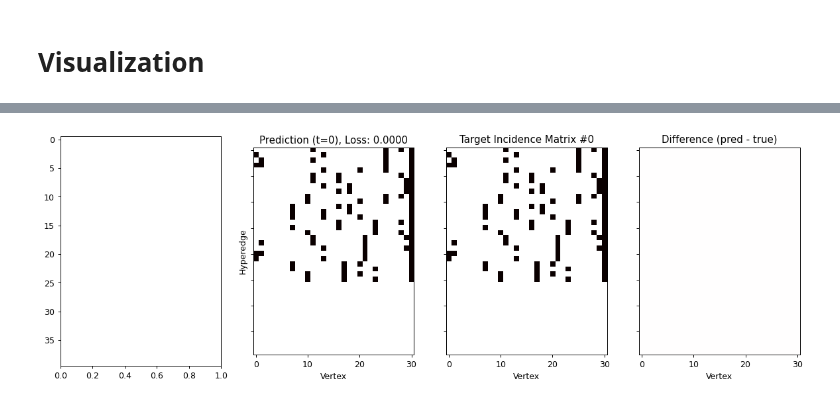
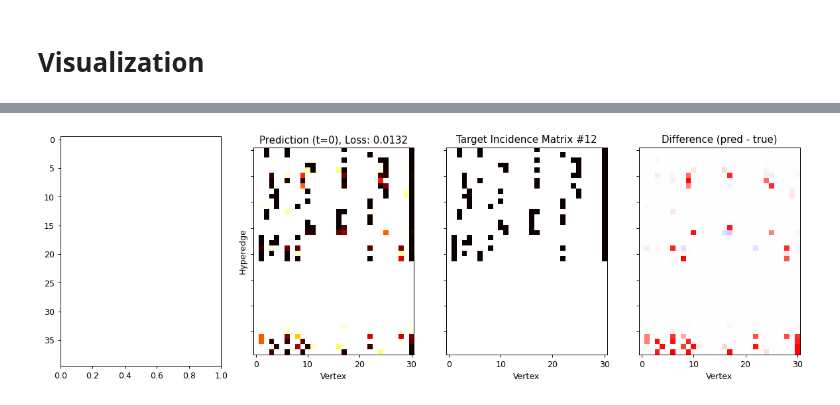
Before and after one commit to etiennedreyer/hypergraphflow, a Jupyter notebook: notebooks/convex_hull_custom.ipynb, the cells around one changed output, grey strips where cells are left out. Saved outputs shown, nothing was run; the diff lists cells and outputs as text; code cells hidden in the pictures.

```diff
--- a/notebooks/convex_hull_custom.ipynb
+++ b/notebooks/convex_hull_custom.ipynb
@@ -93,12 +100,13 @@ config_train = "../configs/train.yaml"
 
 config = get_config(config_train, config_model, config_dataset)
 # %%
-config['accelerator'] = 'cpu'
-config['devices'] = 1
-config['num_epochs'] = 2000
-config['dl_train']['total_size'] = 1
-config['dl_train']['batch_size'] = 1
+# config['accelerator'] = 'cpu'
+# config['devices'] = 1
+# config['num_epochs'] = 100
+# config['dl_train']['total_size'] = 1
+# config['dl_train']['batch_size'] = 1
 # %%
-trainer, model, ds, dls = main(config, mode="train", overtrain=True) #, checkpoint=ckpt)
+# trainer, model, ds, dls = main(config, mode="train", overtrain=True) #, checkpoint=ckpt)
+trainer, model, ds, dls = main(config, mode="test", checkpoint=ckpt)
 # %% [output]
 Seed set to 123456
@@ -121,4 +120,4 @@ HPU available: False, using: 0 HPUs
 # %% [markdown]
 # Training
 # %%
-trainer.fit(model, dls['train'], dls['val'])
+# trainer.fit(model, dls['train'], dls['val'])
@@ -260,8 +247,10 @@ elif 'hhrm' in model.name:
 
     im_pred = seq[-1]
     im_pred, loss, indices = model.align_incidence_matrix(im_pred, im_truth)
+    im_pred = im_pred.sigmoid()
 
     seq = torch.stack([model.align_incidence_matrix(s, im_truth)[0] for s in seq])
+    seq = seq.sigmoid()
 
 elif model.FM is not None:
     inputs, truth = batch
@@ -363,8 +352,8 @@ from IPython.display import HTML
 
 fig, ax = plt.subplots(1, 4, figsize=(16, 5), sharey=True, dpi=90)
 
-idx = 0
-to_binary = True
+idx = 12
+to_binary = False
 
 def update(timestep):
     '''
@@ -382,34 +371,34 @@ def update(timestep):
     ax[1].clear()
     # Prediction panel
     im_pred = seq[timestep][idx]
     if to_binary:
         im_pred = convert_to_binary(im_pred, 0.5)
     im_pred_np = im_pred.cpu().detach().numpy()
     ax[1].imshow(1 - im_pred_np, cmap='hot', vmin=0, vmax=1, interpolation='nearest')
     ax[1].set_title(f"Prediction (t={timestep}), Loss: {loss[idx].mean():.4f}")
     ax[1].set_ylabel("Hyperedge")
     ax[1].set_xlabel("Vertex")
 
     ax[2].clear()
     # Target panel
     im_true = batch[1][idx].cpu().detach().numpy()
     ax[2].imshow(1 - im_true, cmap='hot', vmin=0, vmax=1, interpolation='nearest')
     ax[2].set_title("Target Incidence Matrix #{}".format(idx))
     ax[2].set_xlabel("Vertex")
 
     ax[3].clear()
     # Difference panel
     diff = im_pred_np - im_true
     ax[3].imshow(diff, cmap='bwr', vmin=-1, vmax=1, interpolation='nearest')
     ax[3].set_title("Difference (pred - true)")
     ax[3].set_xlabel("Vertex")
 
 ani = FuncAnimation(fig, update, frames=torch.arange(0, seq.shape[0], 1), interval=500)
 
 HTML(ani.to_jshtml())
 # %% [output]
 [interactive output not drawn]
-[figure, old version]
+[figure, new version]
 # %%
 ### save ani as GIF
 # ani.save(f'{dataset}_animation_{idx}_nonbinary.gif', writer='pillow', fps=2)
```
Also changed, not shown: parts of 7 cells of this notebook, 2 other files.
